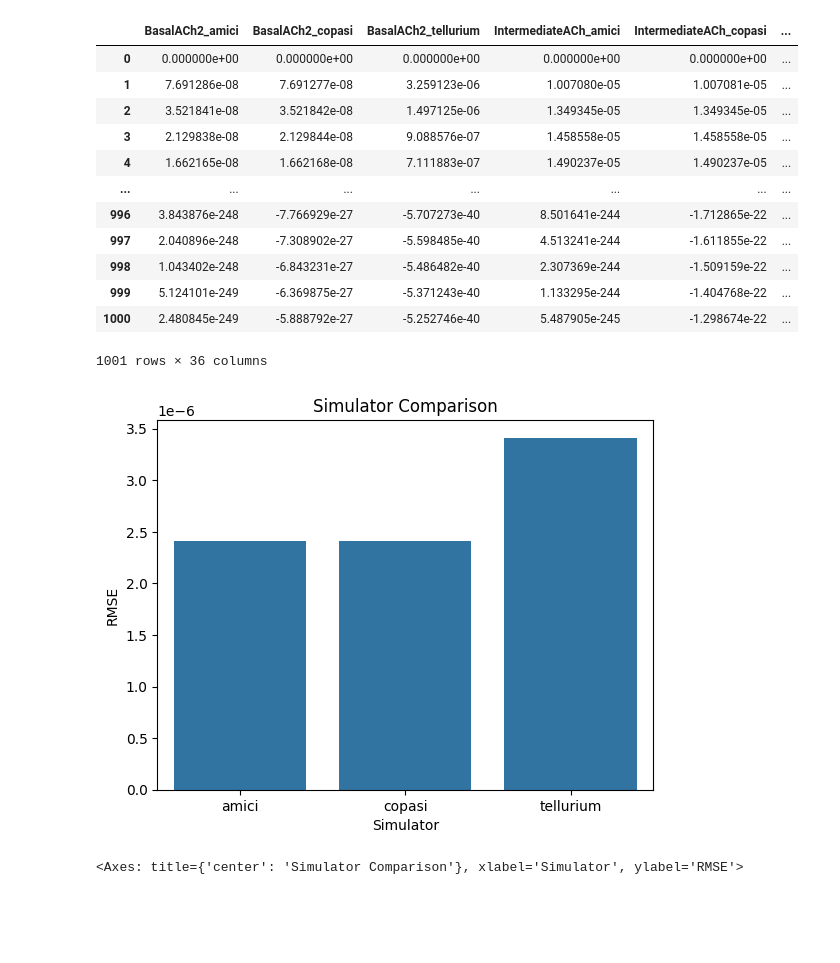
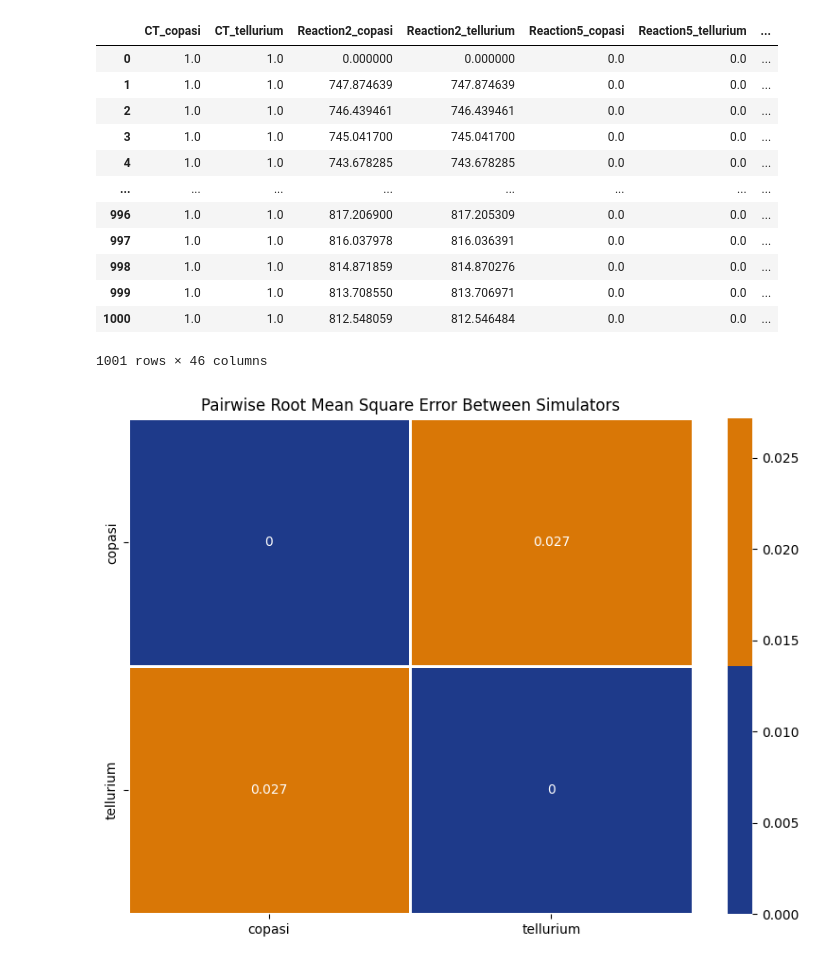
Before and after one commit to biosimulators/bio-compose, a Jupyter notebook: demos/verification_demo.ipynb, the cells around one changed output. Drawn from its saved outputs; the diff is of its cells as text; code cells hidden in the pictures; blank space fills up the shorter version.

```diff
--- a/demos/verification_demo.ipynb
+++ b/demos/verification_demo.ipynb
@@ -46,6 +46,8 @@ submission = verifier.verify_sbml(
 # the verification's status/data can be fetched using the 'job_id' field from the output of the previous cell (submission):
 
 # job_id = submission['job_id']
-job_id = 'verification-bio_check-request-d11df32b-0bd4-483e-aca6-eada6d7e1ada-75280da0-187a-43d4-9902-edcb6f63e83b'
+job_id = 'verification-utc_comparison_omex-fa825fe6-80b1-46c3-8352-86d8cb09b098'
 
+
+verifier.get_job_status(job_id)
 # submission
@@ -95,24 +100,23 @@ observables_df = verifier.read_observables(csv_name)
 
 observables_df
 # %% [output]
-|  | BasalACh2_amici | BasalACh2_copasi | BasalACh2_tellurium | IntermediateACh_amici | IntermediateACh_copasi | ... |
-| 0 | 0.000000e+00 | 0.000000e+00 | 0.000000e+00 | 0.000000e+00 | 0.000000e+00 | ... |
-| 1 | 7.691286e-08 | 7.691277e-08 | 3.259123e-06 | 1.007080e-05 | 1.007081e-05 | ... |
-| 2 | 3.521841e-08 | 3.521842e-08 | 1.497125e-06 | 1.349345e-05 | 1.349345e-05 | ... |
-| 3 | 2.129838e-08 | 2.129844e-08 | 9.088576e-07 | 1.458558e-05 | 1.458558e-05 | ... |
-| 4 | 1.662165e-08 | 1.662168e-08 | 7.111883e-07 | 1.490237e-05 | 1.490237e-05 | ... |
-| ... | ... | ... | ... | ... | ... | ... |
-| 996 | 3.843876e-248 | -7.766929e-27 | -5.707273e-40 | 8.501641e-244 | -1.712865e-22 | ... |
-| 997 | 2.040896e-248 | -7.308902e-27 | -5.598485e-40 | 4.513241e-244 | -1.611855e-22 | ... |
-| 998 | 1.043402e-248 | -6.843231e-27 | -5.486482e-40 | 2.307369e-244 | -1.509159e-22 | ... |
-| 999 | 5.124101e-249 | -6.369875e-27 | -5.371243e-40 | 1.133295e-244 | -1.404768e-22 | ... |
-| 1000 | 2.480845e-249 | -5.888792e-27 | -5.252746e-40 | 5.487905e-245 | -1.298674e-22 | ... |
+|  | CT_copasi | CT_tellurium | Reaction2_copasi | Reaction2_tellurium | Reaction5_copasi | Reaction5_tellurium | ... |
+| 0 | 1.0 | 1.0 | 0.000000 | 0.000000 | 0.0 | 0.0 | ... |
+| 1 | 1.0 | 1.0 | 747.874639 | 747.874639 | 0.0 | 0.0 | ... |
+| 2 | 1.0 | 1.0 | 746.439461 | 746.439461 | 0.0 | 0.0 | ... |
+| 3 | 1.0 | 1.0 | 745.041700 | 745.041700 | 0.0 | 0.0 | ... |
+| 4 | 1.0 | 1.0 | 743.678285 | 743.678285 | 0.0 | 0.0 | ... |
+| ... | ... | ... | ... | ... | ... | ... | ... |
+| 996 | 1.0 | 1.0 | 817.206900 | 817.205309 | 0.0 | 0.0 | ... |
+| 997 | 1.0 | 1.0 | 816.037978 | 816.036391 | 0.0 | 0.0 | ... |
+| 998 | 1.0 | 1.0 | 814.871859 | 814.870276 | 0.0 | 0.0 | ... |
+| 999 | 1.0 | 1.0 | 813.708550 | 813.706971 | 0.0 | 0.0 | ... |
+| 1000 | 1.0 | 1.0 | 812.548059 | 812.546484 | 0.0 | 0.0 | ... |
-1001 rows × 36 columns
+1001 rows × 46 columns
 # %%
 # visualize multiple aspects of the verification result including: observables data, mean square error for each observable (for each simulator)...
     # ...or in this case, RMSE results for each simulator accross all observables
 
-verifier.visualize_rmse(verification_result)
+verifier.visualize_rmse(verification_result['content']['job_id'])
 # %% [output]
-[figure, old version]
+[figure, new version]
-<Axes: title={'center': 'Simulator Comparison'}, xlabel='Simulator', ylabel='RMSE'>
```
Also changed, not shown: parts of 11 cells of this notebook, 5 other files.
